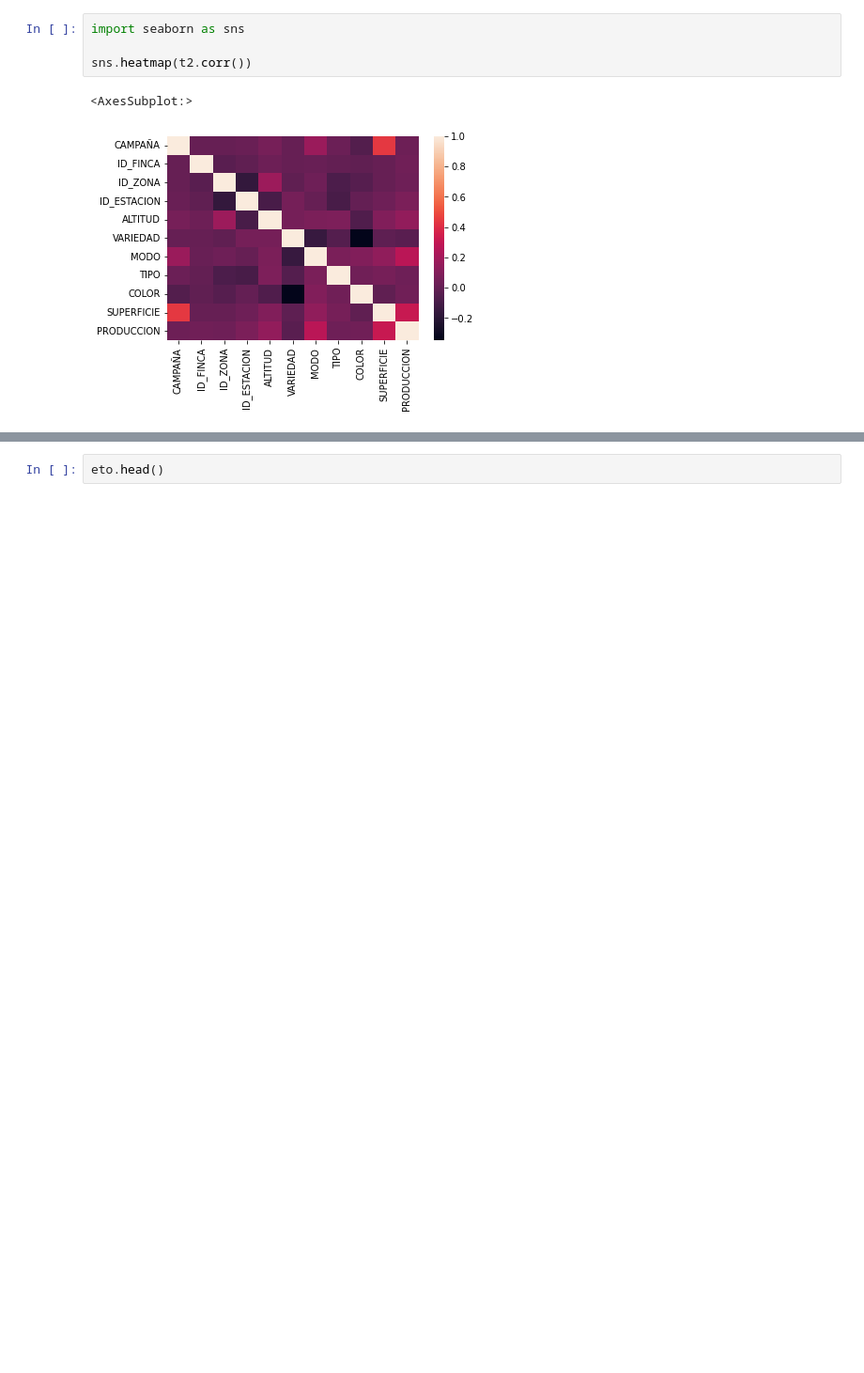
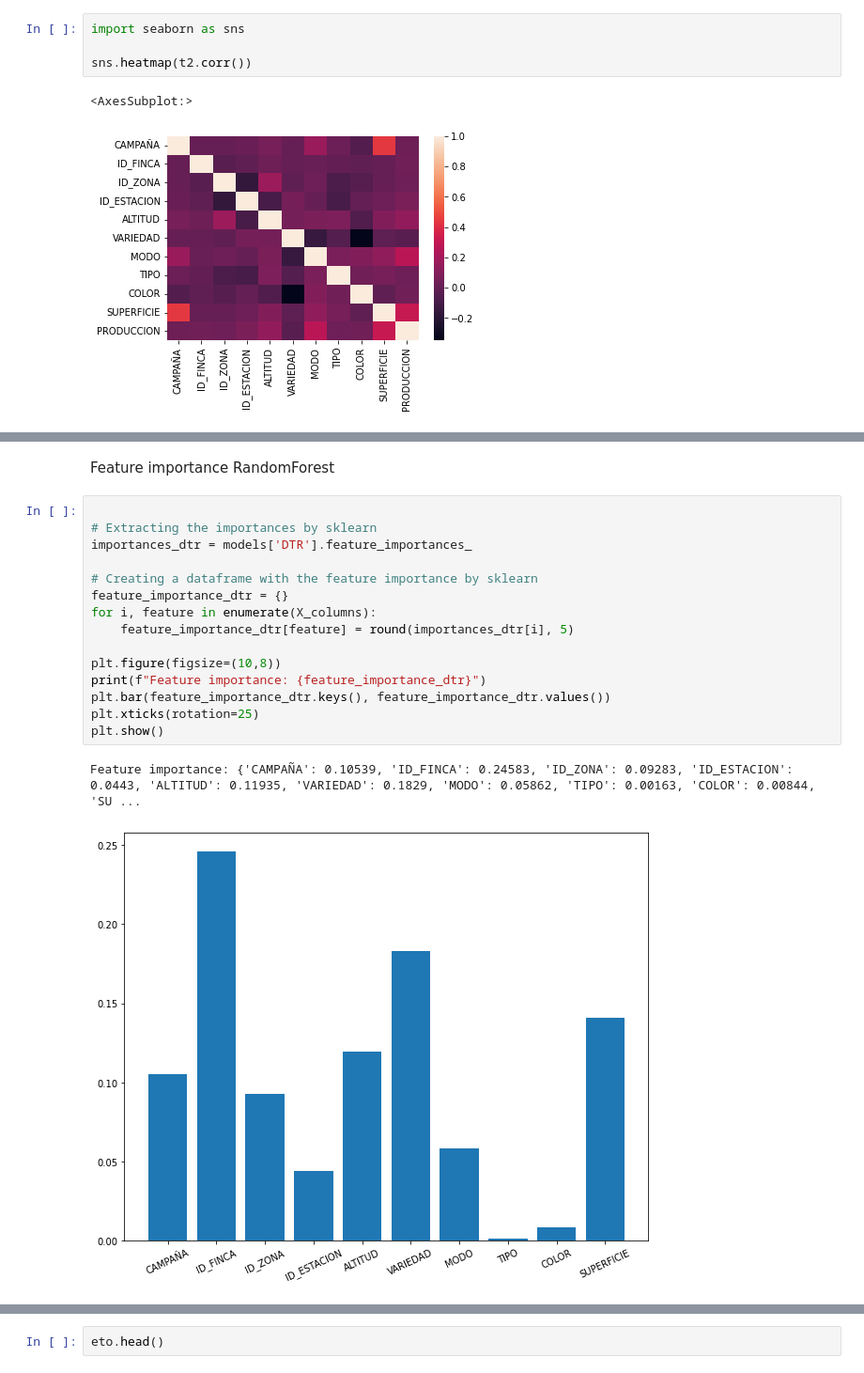
Before and after one commit to AlbertRoca29/The-Wine-Project, a Jupyter notebook: script_exploración.ipynb, the cells around one changed output, grey strips where cells are left out. Shown at 94% size. Drawn from its saved outputs; the diff is of its cells as text; blank space fills up the shorter version.

```diff
--- a/script_exploración.ipynb
+++ b/script_exploración.ipynb
@@ -209,0 +221,20 @@ temps = 0.0058s
+# %% [markdown]
+Feature importance RandomForest
+# %%
+
+# Extracting the importances by sklearn
+importances_dtr = models['DTR'].feature_importances_
+
+# Creating a dataframe with the feature importance by sklearn
+feature_importance_dtr = {}
+for i, feature in enumerate(X_columns):
+    feature_importance_dtr[feature] = round(importances_dtr[i], 5)
+
+plt.figure(figsize=(10,8))
+print(f"Feature importance: {feature_importance_dtr}")
+plt.bar(feature_importance_dtr.keys(), feature_importance_dtr.values())
+plt.xticks(rotation=25)
+plt.show()
+# %% [output]
+Feature importance: {'CAMPAÑA': 0.10539, 'ID_FINCA': 0.24583, 'ID_ZONA': 0.09283, 'ID_ESTACION': 0.0443, 'ALTITUD': 0.11935, 'VARIEDAD': 0.1829, 'MODO': 0.05862, 'TIPO': 0.00163, 'COLOR': 0.00844, 'SU ...
+[figure, added]
```
Also changed, not shown: parts of 18 cells of this notebook.
